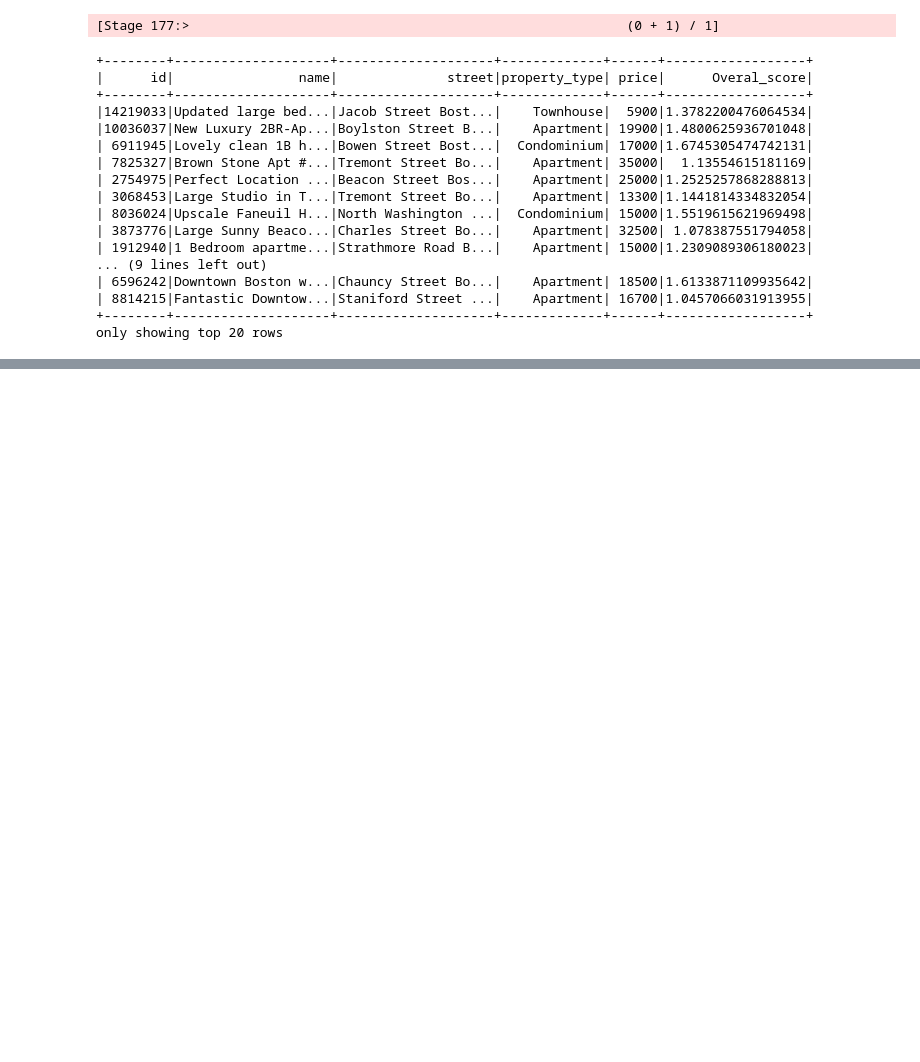
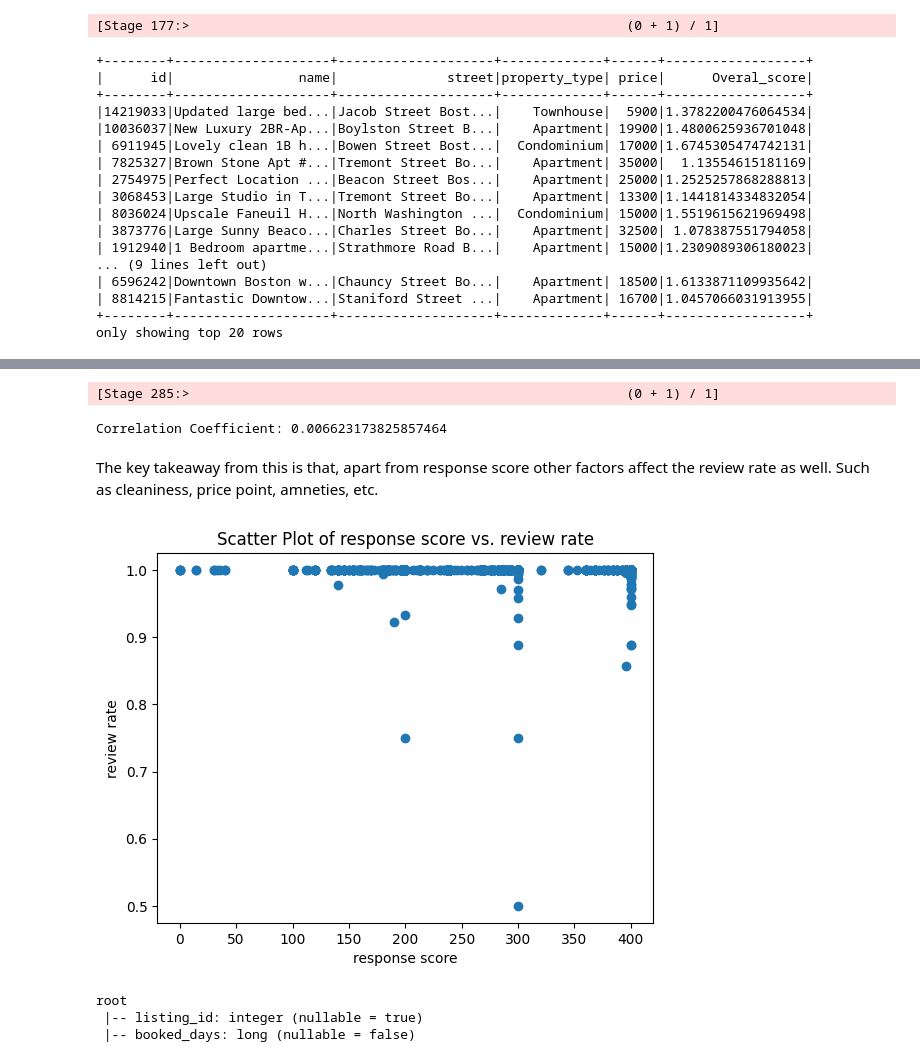
Before and after one commit to fusekushal/SPARK-FINAL-PROJECT, a Jupyter notebook: Tasks.ipynb, the cells around one changed output, grey strips where cells are left out. Cells and saved outputs as stored; diff of their text form; code cells hidden in the pictures; blank space fills up the shorter version.

```diff
--- a/Tasks.ipynb
+++ b/Tasks.ipynb
@@ -348,0 +418,3 @@ only showing top 20 rows
+# %%
+#removing irrelevant columns
+listing_df2 = listing_df2.drop('host_response_time', 'host_response_rate')
@@ -348,0 +462,6 @@ only showing top 20 rows
+# %%
+#joining the table further to perform analysis
+final_rr = listing_df2.join(final_review, listing_df2["id"] == final_review["listing_id"])
+# %%
+#dropping redundant column
+final_rr = final_rr.drop('listing_id')
@@ -348,0 +489,20 @@ only showing top 20 rows
+# %%
+#finding the correlation between response score and review rate
+correlation_coefficient = final_rr.select(corr("response_score", "Review_rate")).collect()[0][0]
+print("Correlation Coefficient:", correlation_coefficient)
+# %% [output]
+[Stage 285:>                                                        (0 + 1) / 1]
+Correlation Coefficient: 0.006623173825857464
+# %% [markdown]
+The key takeaway from this is that, apart from response score other factors affect the review rate as well. Such as cleaniness, price point, amneties, etc.
+# %%
+#to plot the response score and review rate we use matplotlib. Thus we convert the spark df to pandas df
+pandas_df = final_rr.select("response_score", "Review_rate").toPandas()
+# %%
+plt.scatter(pandas_df["response_score"], pandas_df["Review_rate"])
+plt.xlabel("response score")
+plt.ylabel("review rate")
+plt.title("Scatter Plot of response score vs. review rate")
+plt.show()
+# %% [output]
+[figure, added]
@@ -348,0 +512,6 @@ only showing top 20 rows
+# %%
+calendar_2.printSchema()
+# %% [output]
+root
+ |-- listing_id: integer (nullable = true)
+ |-- booked_days: long (nullable = false)
```
Also changed, not shown: parts of 58 cells of this notebook, 42 other files.
